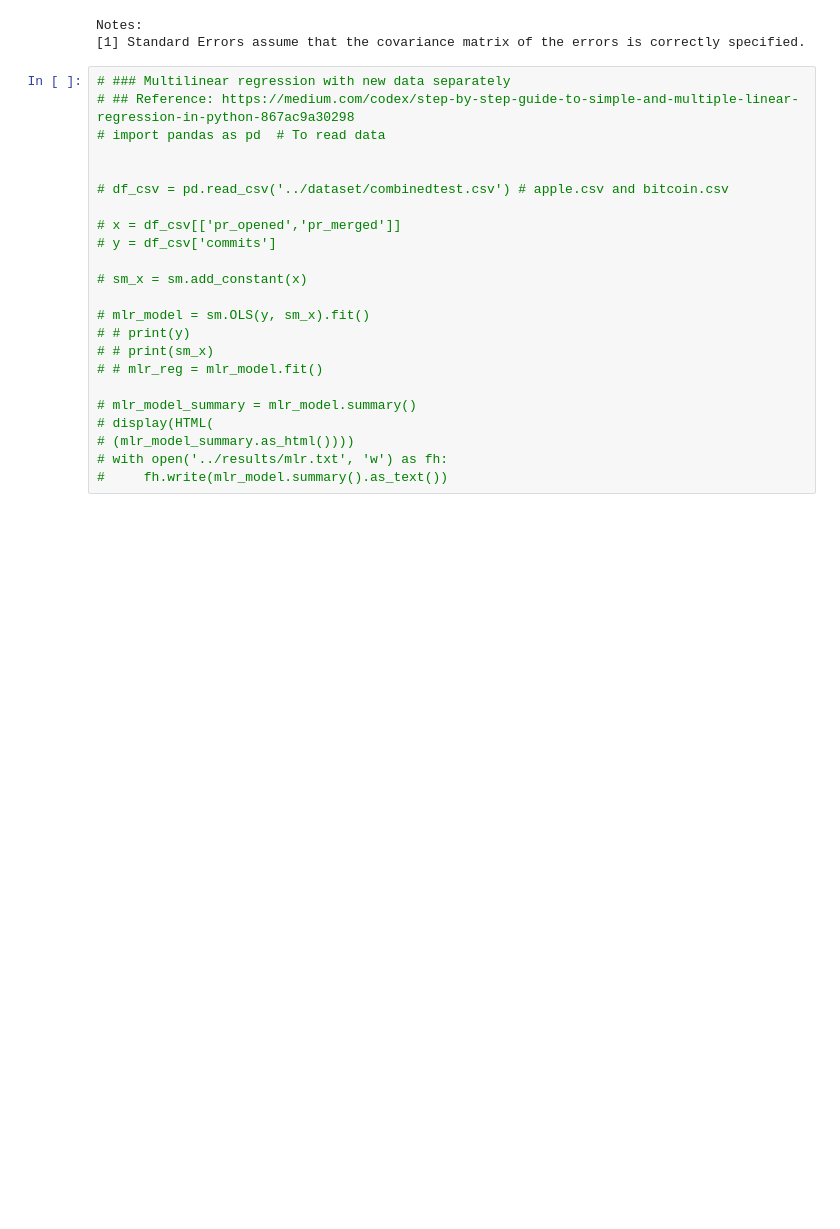
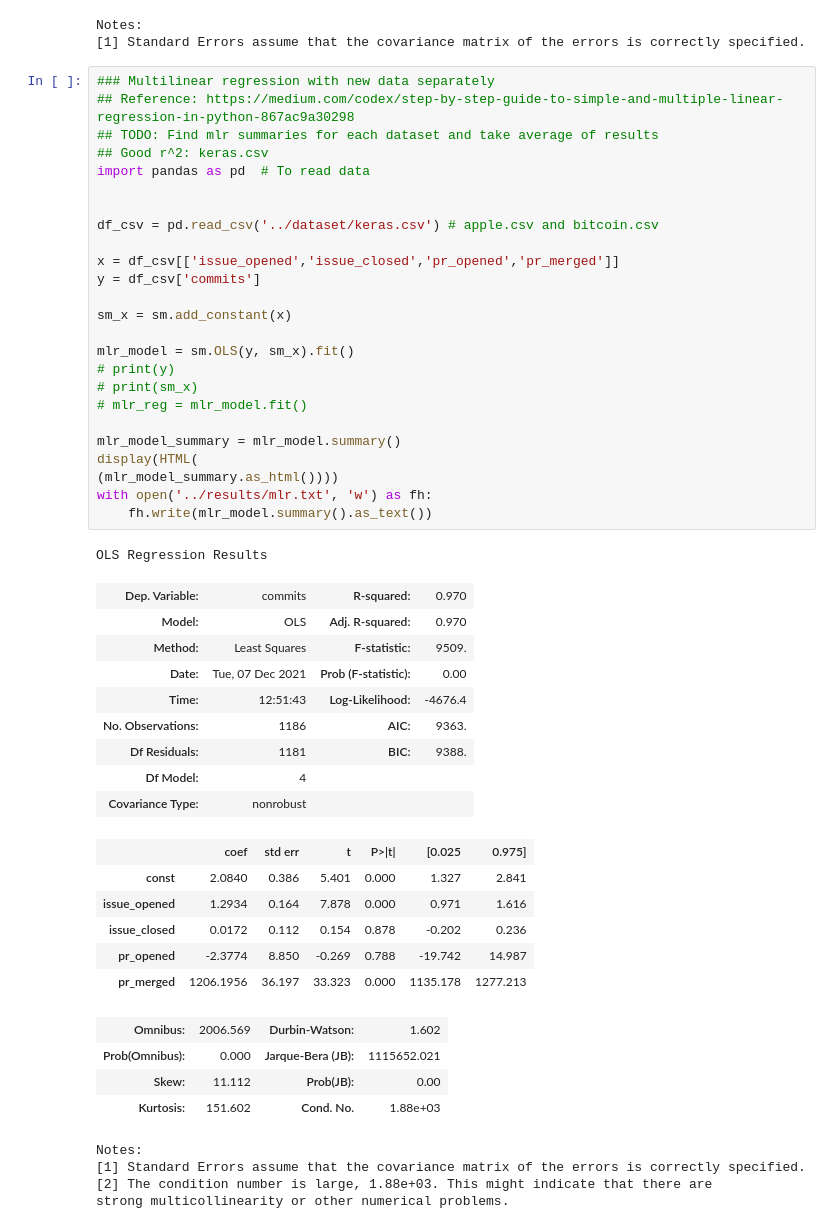
Before and after one commit to mahyarsamani/ecs260-final-project, a Jupyter notebook: code/regression_summaries.ipynb, the cells around one changed output. Cells and saved outputs as stored; diff of their text form; blank space fills up the shorter version.

```diff
--- a/code/regression_summaries.ipynb
+++ b/code/regression_summaries.ipynb
@@ -210,28 +210,55 @@ OLS Regression Results
 Notes:
 [1] Standard Errors assume that the covariance matrix of the errors is correctly specified.
 # %%
-# ### Multilinear regression with new data separately
-# ## Reference: https://medium.com/codex/step-by-step-guide-to-simple-and-multiple-linear-regression-in-python-867ac9a30298
-# import pandas as pd  # To read data
+### Multilinear regression with new data separately
+## Reference: https://medium.com/codex/step-by-step-guide-to-simple-and-multiple-linear-regression-in-python-867ac9a30298
+## TODO: Find mlr summaries for each dataset and take average of results
+## Good r^2: keras.csv
+import pandas as pd  # To read data
 
 
-# df_csv = pd.read_csv('../dataset/combinedtest.csv') # apple.csv and bitcoin.csv
+df_csv = pd.read_csv('../dataset/keras.csv') # apple.csv and bitcoin.csv
 
-# x = df_csv[['pr_opened','pr_merged']]
-# y = df_csv['commits']
+x = df_csv[['issue_opened','issue_closed','pr_opened','pr_merged']]
+y = df_csv['commits']
 
-# sm_x = sm.add_constant(x)
+sm_x = sm.add_constant(x)
 
-# mlr_model = sm.OLS(y, sm_x).fit()
-# # print(y)
-# # print(sm_x)
-# # mlr_reg = mlr_model.fit()
+mlr_model = sm.OLS(y, sm_x).fit()
+# print(y)
+# print(sm_x)
+# mlr_reg = mlr_model.fit()
 
-# mlr_model_summary = mlr_model.summary()
-# display(HTML(
-# (mlr_model_summary.as_html())))
-# with open('../results/mlr.txt', 'w') as fh:
-#     fh.write(mlr_model.summary().as_text())
+mlr_model_summary = mlr_model.summary()
+display(HTML(
+(mlr_model_summary.as_html())))
+with open('../results/mlr.txt', 'w') as fh:
+    fh.write(mlr_model.summary().as_text())
+# %% [output]
+OLS Regression Results
+| Dep. Variable: | commits | R-squared: | 0.970 |
+| Model: | OLS | Adj. R-squared: | 0.970 |
+| Method: | Least Squares | F-statistic: | 9509. |
+| Date: | Tue, 07 Dec 2021 | Prob (F-statistic): | 0.00 |
+| Time: | 12:51:43 | Log-Likelihood: | -4676.4 |
+| No. Observations: | 1186 | AIC: | 9363. |
+| Df Residuals: | 1181 | BIC: | 9388. |
+| Df Model: | 4 |  |  |
+| Covariance Type: | nonrobust |  |  |
+|  | coef | std err | t | P>|t| | [0.025 | 0.975] |
+| const | 2.0840 | 0.386 | 5.401 | 0.000 | 1.327 | 2.841 |
+| issue_opened | 1.2934 | 0.164 | 7.878 | 0.000 | 0.971 | 1.616 |
+| issue_closed | 0.0172 | 0.112 | 0.154 | 0.878 | -0.202 | 0.236 |
+| pr_opened | -2.3774 | 8.850 | -0.269 | 0.788 | -19.742 | 14.987 |
+| pr_merged | 1206.1956 | 36.197 | 33.323 | 0.000 | 1135.178 | 1277.213 |
+| Omnibus: | 2006.569 | Durbin-Watson: | 1.602 |
+| Prob(Omnibus): | 0.000 | Jarque-Bera (JB): | 1115652.021 |
+| Skew: | 11.112 | Prob(JB): | 0.00 |
+| Kurtosis: | 151.602 | Cond. No. | 1.88e+03 |
+Notes:
+[1] Standard Errors assume that the covariance matrix of the errors is correctly specified.
+[2] The condition number is large, 1.88e+03. This might indicate that there are
+strong multicollinearity or other numerical problems.
 # %%
 # Multilinear regression with combined datasets
 # Reference: https://stackoverflow.com/questions/41075098/how-to-get-the-p-value-in-a-variable-from-olsresults-in-python
```
Also changed, not shown: parts of 4 cells of this notebook, 1 other file.
